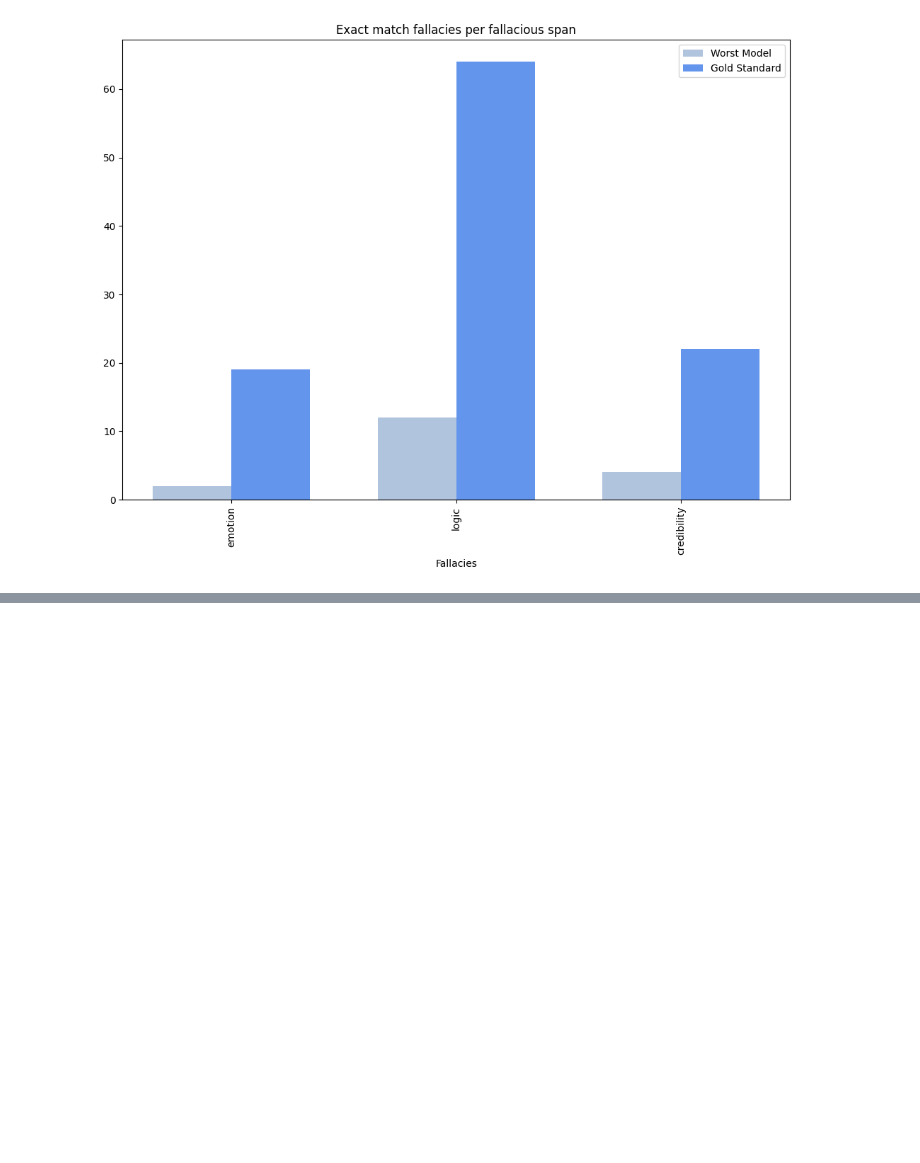
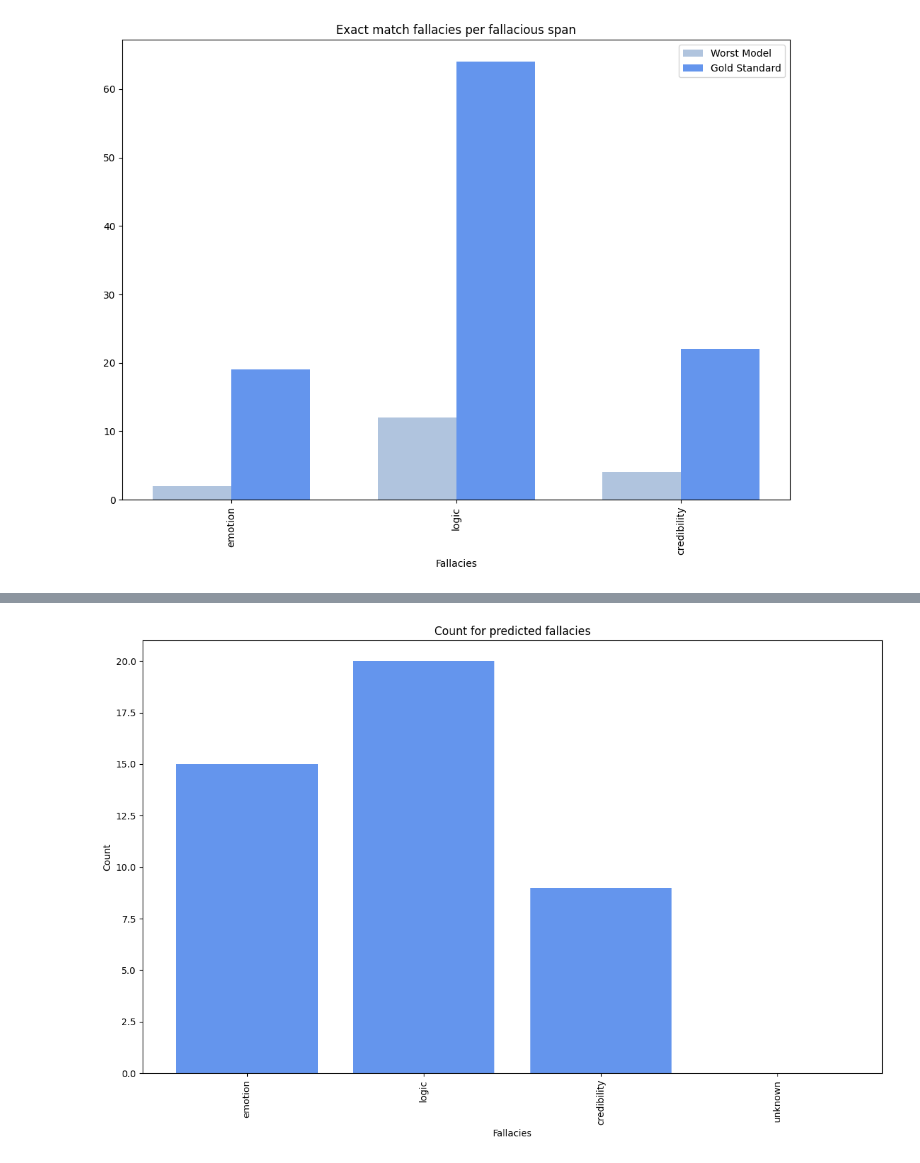
Before and after one commit to ChadiHelwe/MAFALDA, a Jupyter notebook: error_analysis.ipynb, the cells around one changed output, grey strips where cells are left out. Cells and saved outputs as stored; diff of their text form; code cells hidden in the pictures; blank space fills up the shorter version.

```diff
--- a/error_analysis.ipynb
+++ b/error_analysis.ipynb
@@ -365,0 +400,4 @@ plot_bar_labels_exact_match(transform_level_2_to_level_1(gd_worst_labels_count),
+# %%
+plot_bar_labels_count(transform_level_2_to_level_1(best_pred_labels_count_user_1))
+# %% [output]
+[figure, added]
```
Also changed, not shown: parts of 19 cells of this notebook.
